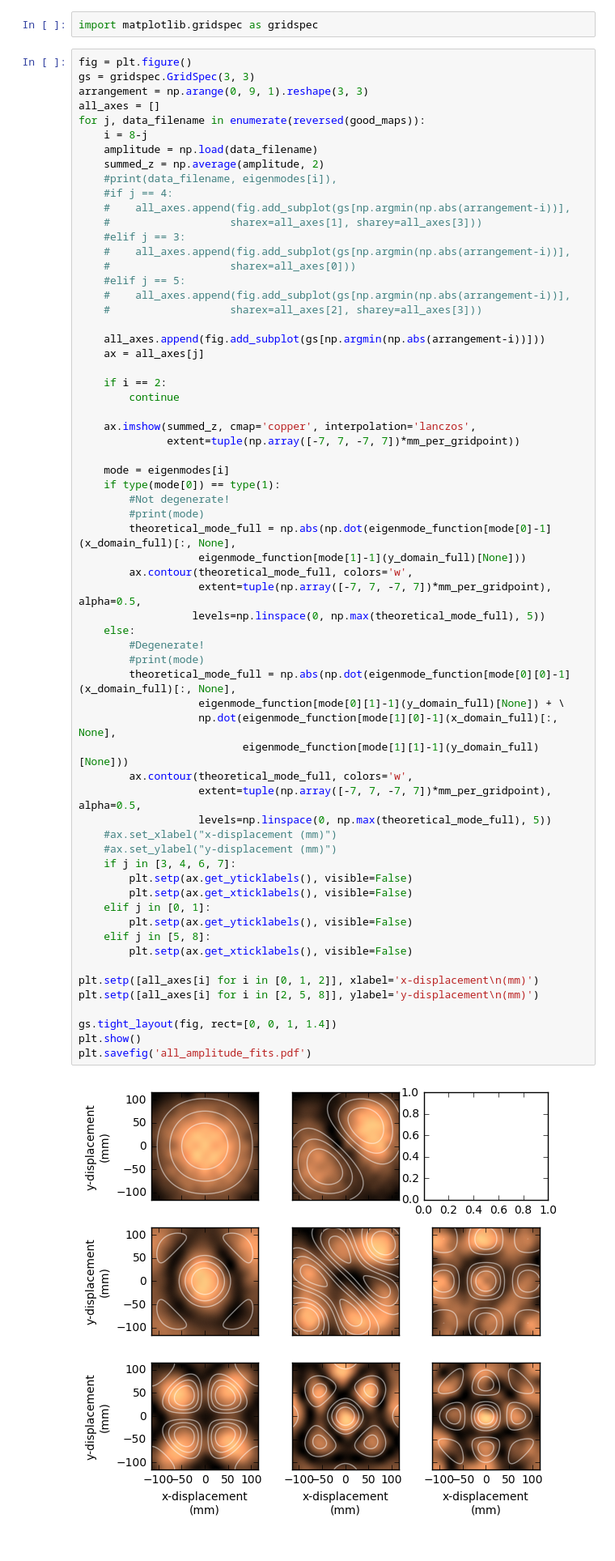
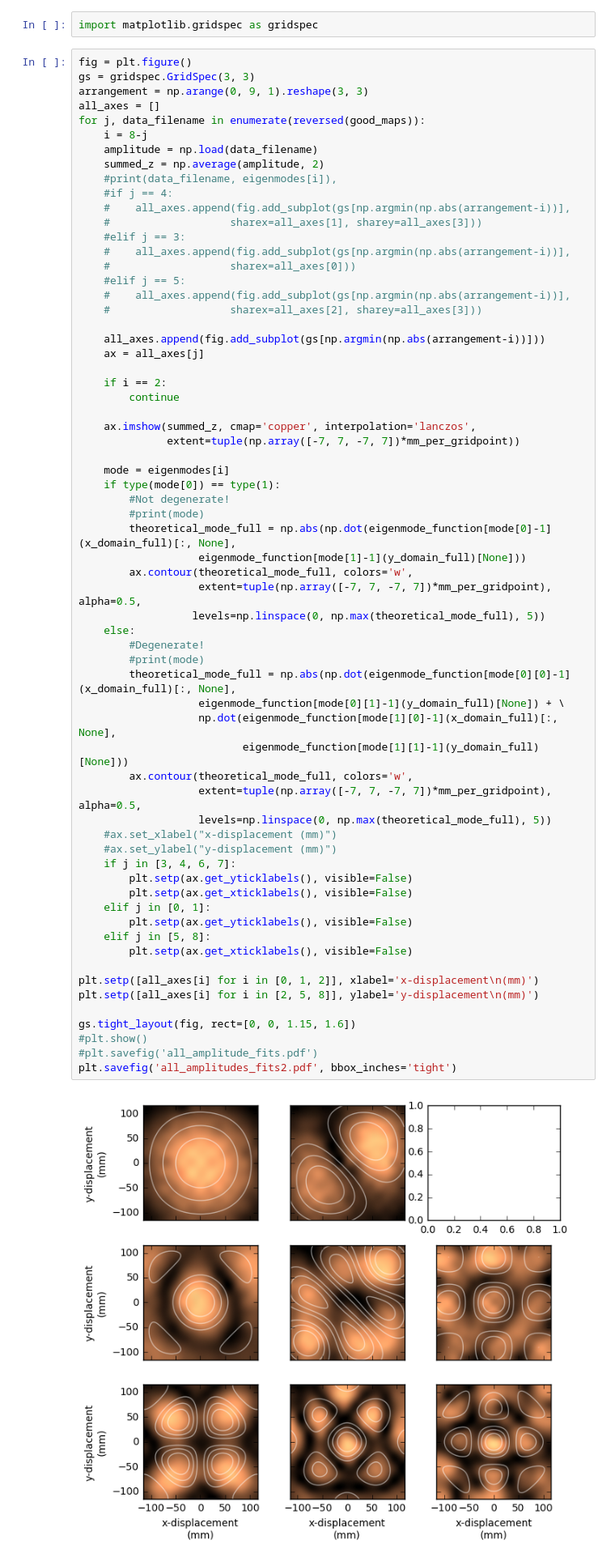
Before and after one commit to ry-dgel/Chladni, a Jupyter notebook: fitting_all_amplitude_data.ipynb, the cells around one changed output. Shown at 81% size. Cells and saved outputs as stored; diff of their text form.

Commit message:
Fit entire figure inside pdf

```diff
--- a/fitting_all_amplitude_data.ipynb
+++ b/fitting_all_amplitude_data.ipynb
@@ -136,34 +142,35 @@ for j, data_filename in enumerate(reversed(good_maps)):
         #print(mode)
         theoretical_mode_full = np.abs(np.dot(eigenmode_function[mode[0]-1](x_domain_full)[:, None],
                    eigenmode_function[mode[1]-1](y_domain_full)[None]))
         ax.contour(theoretical_mode_full, colors='w',
                    extent=tuple(np.array([-7, 7, -7, 7])*mm_per_gridpoint), alpha=0.5,
                   levels=np.linspace(0, np.max(theoretical_mode_full), 5))
     else:
         #Degenerate!
         #print(mode)
         theoretical_mode_full = np.abs(np.dot(eigenmode_function[mode[0][0]-1](x_domain_full)[:, None],
                    eigenmode_function[mode[0][1]-1](y_domain_full)[None]) + \
                    np.dot(eigenmode_function[mode[1][0]-1](x_domain_full)[:, None],
                           eigenmode_function[mode[1][1]-1](y_domain_full)[None]))
         ax.contour(theoretical_mode_full, colors='w',
                    extent=tuple(np.array([-7, 7, -7, 7])*mm_per_gridpoint), alpha=0.5,
                    levels=np.linspace(0, np.max(theoretical_mode_full), 5))
     #ax.set_xlabel("x-displacement (mm)")
     #ax.set_ylabel("y-displacement (mm)")
     if j in [3, 4, 6, 7]:
         plt.setp(ax.get_yticklabels(), visible=False)
         plt.setp(ax.get_xticklabels(), visible=False)
     elif j in [0, 1]:
         plt.setp(ax.get_yticklabels(), visible=False)
     elif j in [5, 8]:
         plt.setp(ax.get_xticklabels(), visible=False)
 
 plt.setp([all_axes[i] for i in [0, 1, 2]], xlabel='x-displacement\n(mm)')
 plt.setp([all_axes[i] for i in [2, 5, 8]], ylabel='y-displacement\n(mm)')
 
-gs.tight_layout(fig, rect=[0, 0, 1, 1.4])
-plt.show()
-plt.savefig('all_amplitude_fits.pdf')
+gs.tight_layout(fig, rect=[0, 0, 1.15, 1.6])
+#plt.show()
+#plt.savefig('all_amplitude_fits.pdf')
+plt.savefig('all_amplitudes_fits2.pdf', bbox_inches='tight')
 # %% [output]
-[figure, old version]
+[figure, new version]
```
Also changed, not shown: parts of 3 cells of this notebook, 1 other file.
